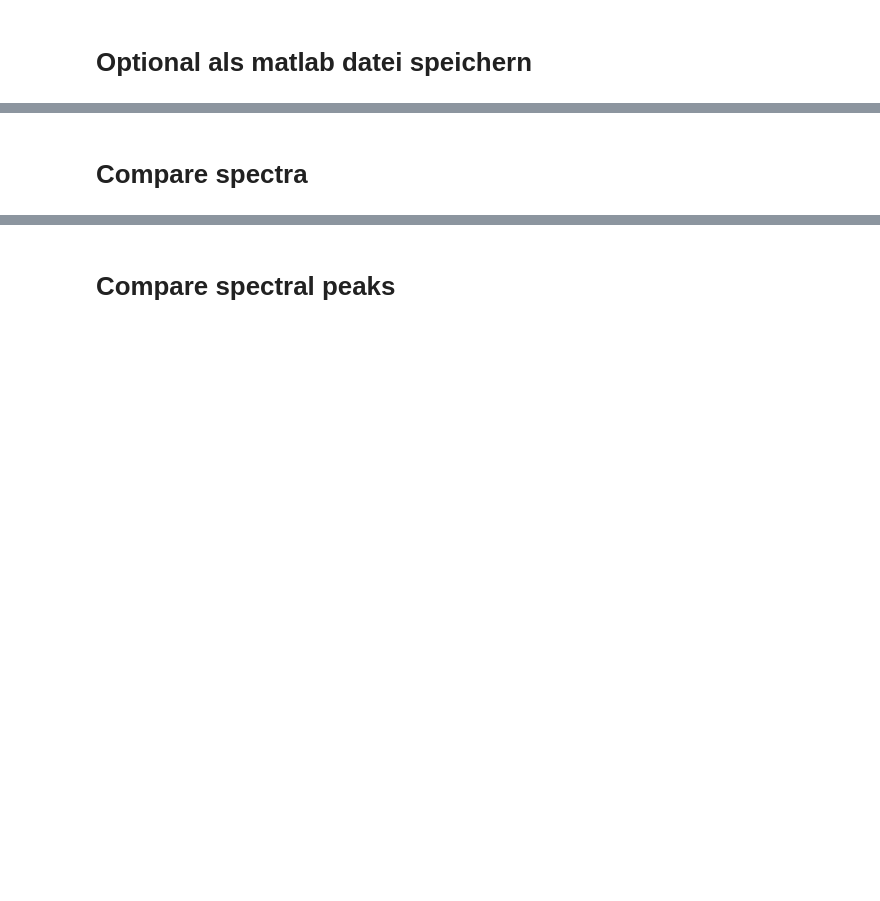
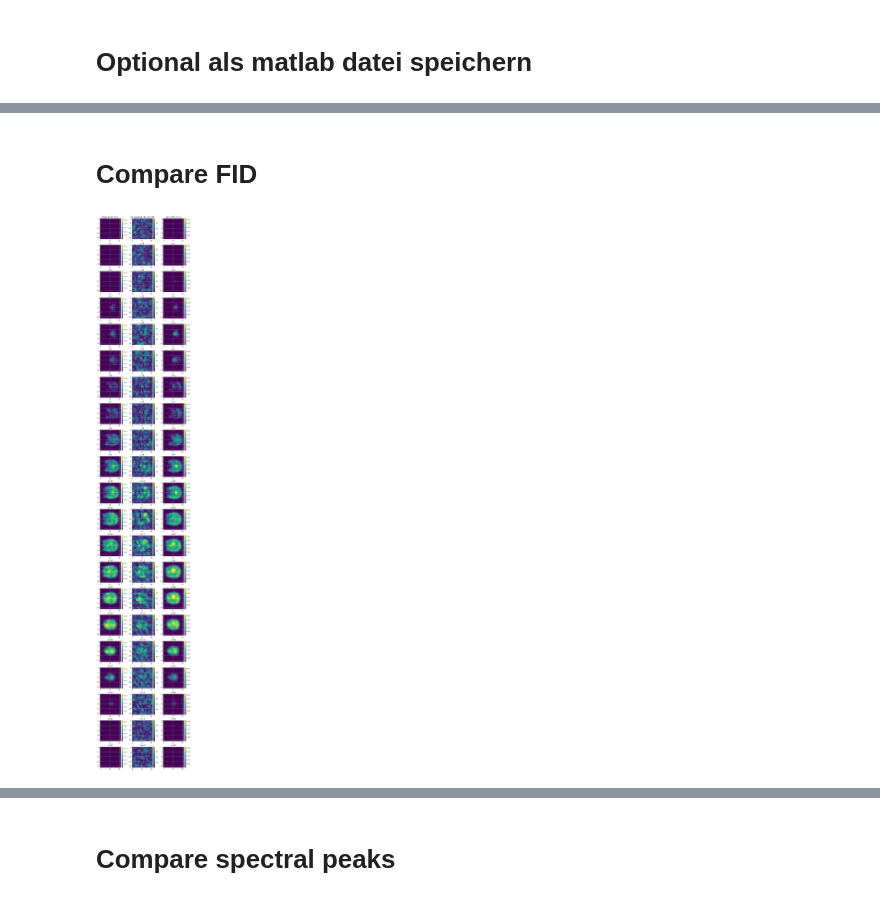
Before and after one commit to EdgarFischer/DMI_Denoising, a Jupyter notebook: notebooks/EvaluateModel.ipynb, the cells around one changed output, grey strips where cells are left out. Drawn from its saved outputs; the diff is of its cells as text; code cells hidden in the pictures; blank space fills up the shorter version.

Commit message:
refactoring: Sauberes EvaluateModel notebook

```diff
--- a/notebooks/EvaluateModel.ipynb
+++ b/notebooks/EvaluateModel.ipynb
@@ -26,28 +33,14 @@ Comparisons = [model_input] # in case you want to compare the model output to an
 # Inference
 # %%
 import matplotlib.pyplot as plt
-import numpy as np
 
-from pathlib import Path
-
-# Projekt-Root automatisch bestimmen
-ROOT = Path().resolve()
-
-# Falls Notebook im Projekt liegt:
-if not (ROOT / "src").exists():
-    ROOT = ROOT.parent
-
-SRC = ROOT / "src"
-
-sys.path.insert(0, str(SRC))
-
-print("Added to PYTHONPATH:", SRC)
-
-from pathlib import Path
+sys.path.append(os.path.abspath(".."))
+sys.path.append(os.path.abspath("../src"))
 
 from denoising.config.load import load_yaml
 from denoising.config.build import build_config
 from denoising.inference.api import infer
+from src.denoising.utils.viz import *
 
 config_path = f"../trained_models/{model}/train.yaml"
 
@@ -58,5 +51,9 @@ denoised, meta = infer(
     ckpt_path=f"../trained_models/{model}/checkpoints/last.pt",
     input_path=model_input,   # exakter Pfad zur Datei
     batch_size=batch_size
-    # KEIN output_path → nichts wird gespeichert
 )
+
+Data.insert(0, denoised)
+
+# auch fft
+Data_ft = [np.fft.fftshift(np.fft.fft(d, axis=3), axes=3) for d in Data]
@@ -137,2 +91,0 @@ plt.show()
-# %% [markdown]
-# Compare spectra
@@ -289,0 +92,14 @@ plt.show()
+# %% [markdown]
+# Compare FID
+# %%
+fig, axes = plot_z_slices(
+    Data,
+    Titles,
+    t=15,
+    T=7,
+    share_clim="per_column",
+)
+
+plt.show()
+# %% [output]
+[figure, added]
```
Also changed, not shown: parts of 14 cells of this notebook, 2 other files.
